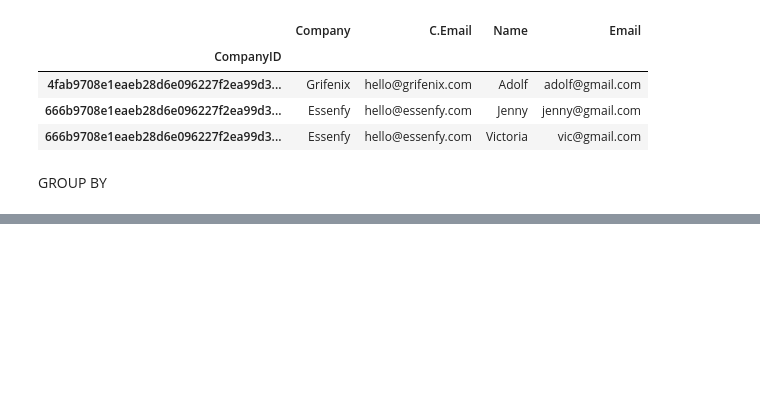
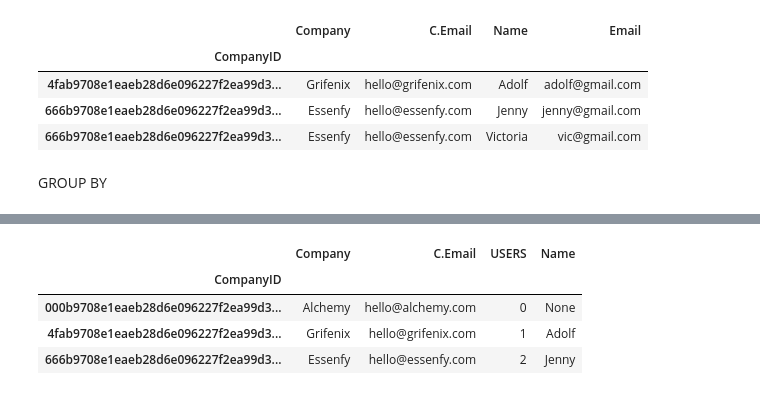
Before and after one commit to SrVladyslav/MLAlchemy, a Jupyter notebook: DataScience/notebooks/SQLiteDatabase/SQLPlayground.ipynb, the cells around one changed output, grey strips where cells are left out. Cells and saved outputs as stored; diff of their text form; code cells hidden in the pictures; blank space fills up the shorter version.

```diff
--- a/DataScience/notebooks/SQLiteDatabase/SQLPlayground.ipynb
+++ b/DataScience/notebooks/SQLiteDatabase/SQLPlayground.ipynb
@@ -250,0 +269,9 @@ groupByExample(join='FULL')
+# %%
+# Only data that is full on LEFT side (companies) and do not care the other table
+groupByExample(join='LEFT')
+# %% [output]
+|  | Company | C.Email | USERS | Name |
+| CompanyID |  |  |  |  |
+| 000b9708e1eaeb28d6e096227f2ea99d3... | Alchemy | hello@alchemy.com | 0 | None |
+| 4fab9708e1eaeb28d6e096227f2ea99d3... | Grifenix | hello@grifenix.com | 1 | Adolf |
+| 666b9708e1eaeb28d6e096227f2ea99d3... | Essenfy | hello@essenfy.com | 2 | Jenny |
```
Also changed, not shown: parts of 6 cells of this notebook, 14 other files.
